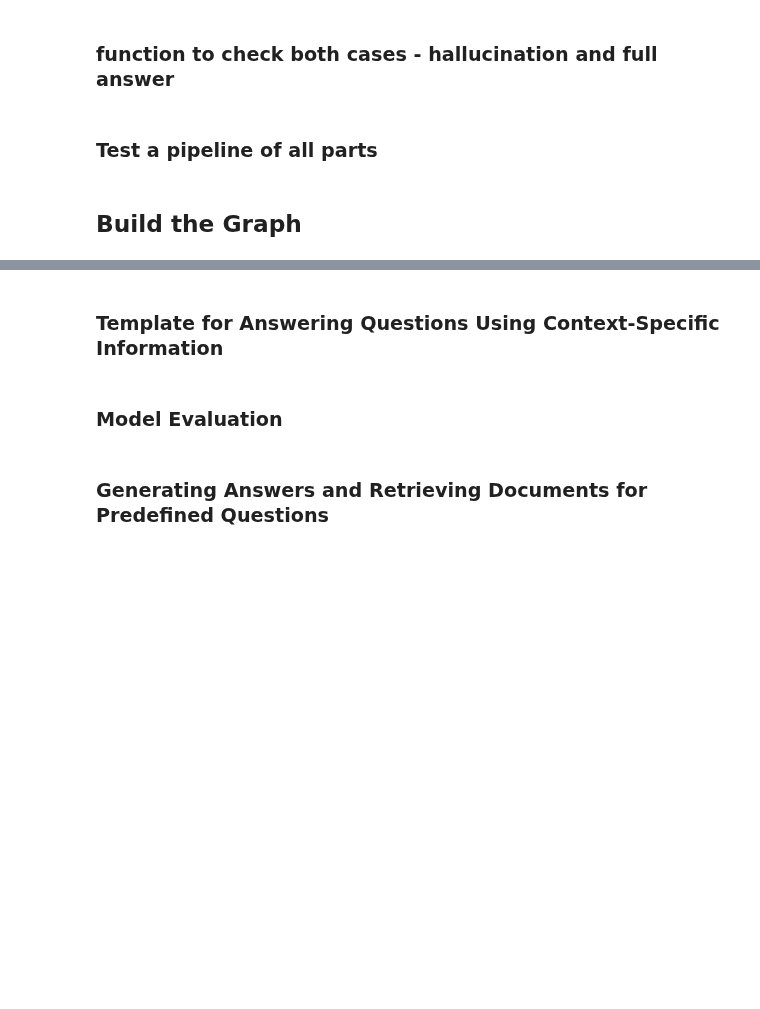
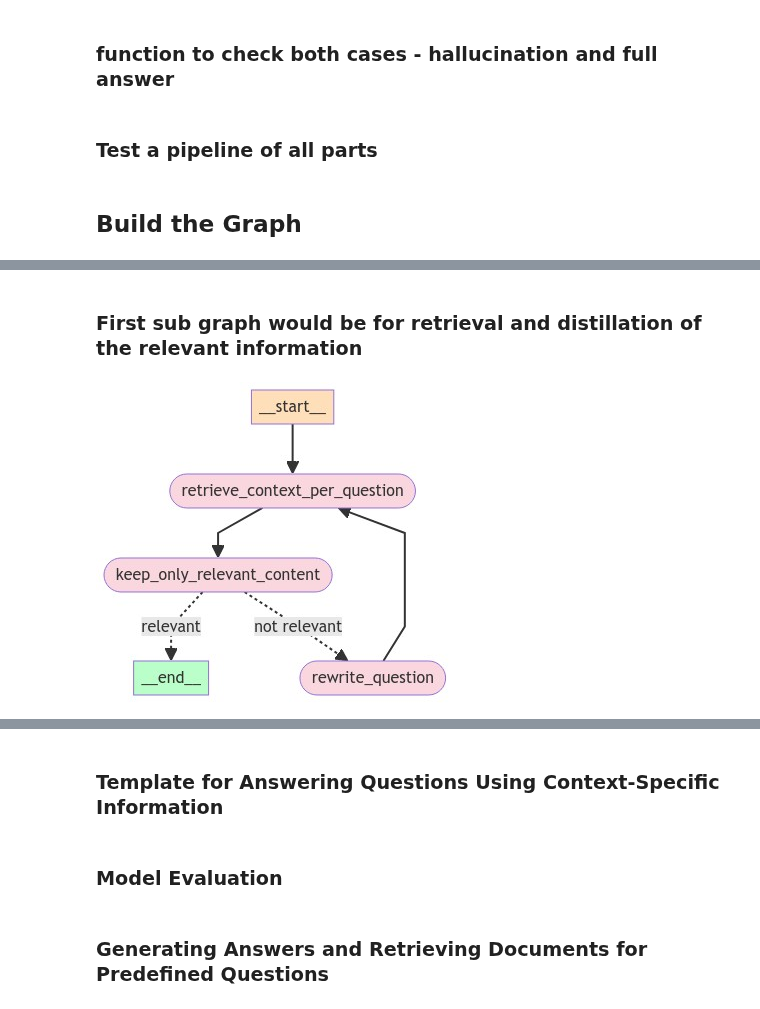
Before and after one commit to NirDiamant/Controllable-RAG-Agent, a Jupyter notebook: talk_to_harry_potter_complex_retriever.ipynb, the cells around one changed output, grey strips where cells are left out. Drawn from its saved outputs; the diff is of its cells as text; code cells hidden in the pictures; blank space fills up the shorter version.

```diff
--- a/talk_to_harry_potter_complex_retriever.ipynb
+++ b/talk_to_harry_potter_complex_retriever.ipynb
@@ -294,6 +306,7 @@ class RewriteQuestion(BaseModel):
     Output schema for the rewritten question.
     """
     rewritten_question: str = Field(description="The improved question optimized for vectorstore retrieval.")
+    explanation: str = Field(description="The explanation of the rewritten question.")
 
 rewrite_question_string_parser = JsonOutputParser(pydantic_object=RewriteQuestion)
 
@@ -664,3 +516,0 @@ planner = planner_prompt | planner_llm.with_structured_output(Plan)
-# %%
-question = {"input": "how did harry beat quirrell?"}
-my_plan = planner.invoke(question)
@@ -942,0 +572,47 @@ def execute_plan_and_print_steps(inputs, recursion_limit=20):
+# %% [markdown]
+### First sub graph would be for retrieval and distillation of the relevant information
+# %%
+class QualitativeRetrievalGraphState(TypedDict):
+    """
+    Represents the state of our graph.
+
+    Attributes:
+        question: question
+        context: context
+        answer: answer
+    """
+
+    question: str
+    context: str
+
+qualitative_retrieval_workflow = StateGraph(QualitativeRetrievalGraphState)
+
+# Define the nodes
+qualitative_retrieval_workflow.add_node("retrieve_context_per_question",retrieve_context_per_question)
+qualitative_retrieval_workflow.add_node("keep_only_relevant_content",keep_only_relevant_content)
+qualitative_retrieval_workflow.add_node("rewrite_question",rewrite_question)
+
+# Build the graph
+qualitative_retrieval_workflow.set_entry_point("retrieve_context_per_question")
+qualitative_retrieval_workflow.add_edge("retrieve_context_per_question", "keep_only_relevant_content")
+qualitative_retrieval_workflow.add_edge("rewrite_question", "retrieve_context_per_question")
+
+qualitative_retrieval_workflow.add_conditional_edges(
+    "keep_only_relevant_content",
+    is_relevant_content,
+    {"relevant":END,
+      "not relevant":"rewrite_question"},
+    )
+
+
+qualitative_retrieval_workflow_app = qualitative_retrieval_workflow.compile()
+
+display(
+    Image(
+        qualitative_retrieval_workflow_app.get_graph().draw_mermaid_png(
+            draw_method=MermaidDrawMethod.API,
+        )
+    )
+)
+# %% [output]
+[figure, added]
```
Also changed, not shown: parts of 51 cells of this notebook.
